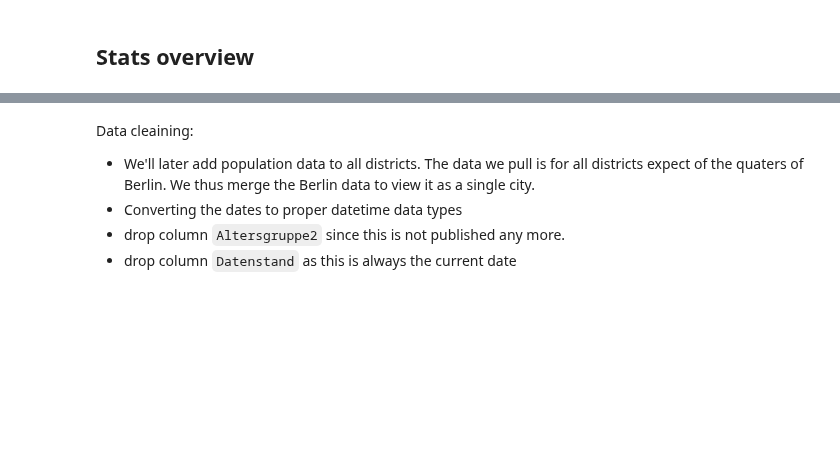
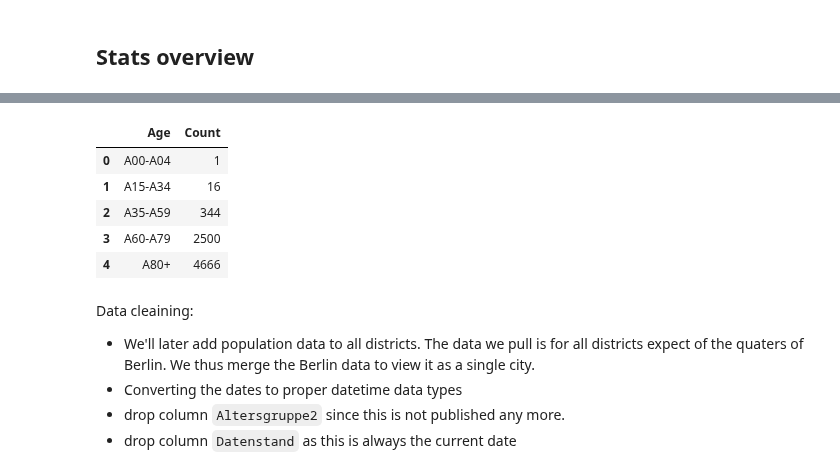
Before and after one commit to larpal/DSND_capstone, a Jupyter notebook: ETL.ipynb, the cells around one changed output, grey strips where cells are left out. Saved outputs shown, nothing was run; the diff lists cells and outputs as text; code cells hidden in the pictures; blank space fills up the shorter version.

```diff
--- a/ETL.ipynb
+++ b/ETL.ipynb
@@ -36,6 +36,17 @@ n_cases_new
 df_cases = df_rki.loc[df_rki['NeuerFall'].isin([0,1])].copy()
 df_deaths = df_rki.loc[df_rki['NeuerTodesfall'].isin([0,1])].copy()
 df_recovered = df_rki.loc[df_rki['NeuGenesen'].isin([0,1])].copy()
+# %%
+df_deaths_stats = pd.get_dummies(df_deaths['Altersgruppe']).sum().reset_index()
+df_deaths_stats.rename(columns={'index':'Age',0:'Count'}, inplace=True)
+df_deaths_stats
+# %% [output]
+|  | Age | Count |
+| 0 | A00-A04 | 1 |
+| 1 | A15-A34 | 16 |
+| 2 | A35-A59 | 344 |
+| 3 | A60-A79 | 2500 |
+| 4 | A80+ | 4666 |
 # %%
 df_cases.drop(columns=['AnzahlTodesfall','NeuerTodesfall','AnzahlGenesen','NeuGenesen','Altersgruppe2'], inplace=True)
 df_deaths.drop(columns=['AnzahlFall','NeuerFall','NeuGenesen','AnzahlGenesen','Altersgruppe2'], inplace=True)
```
Also changed, not shown: parts of 24 cells of this notebook, 4 other files.
